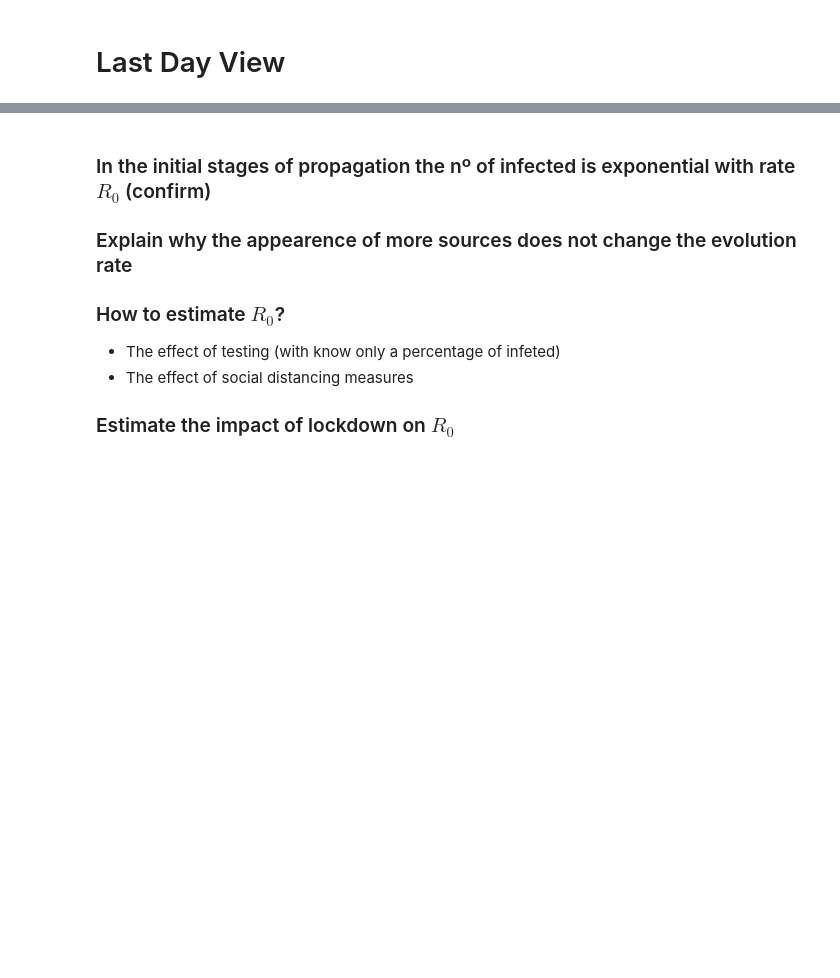
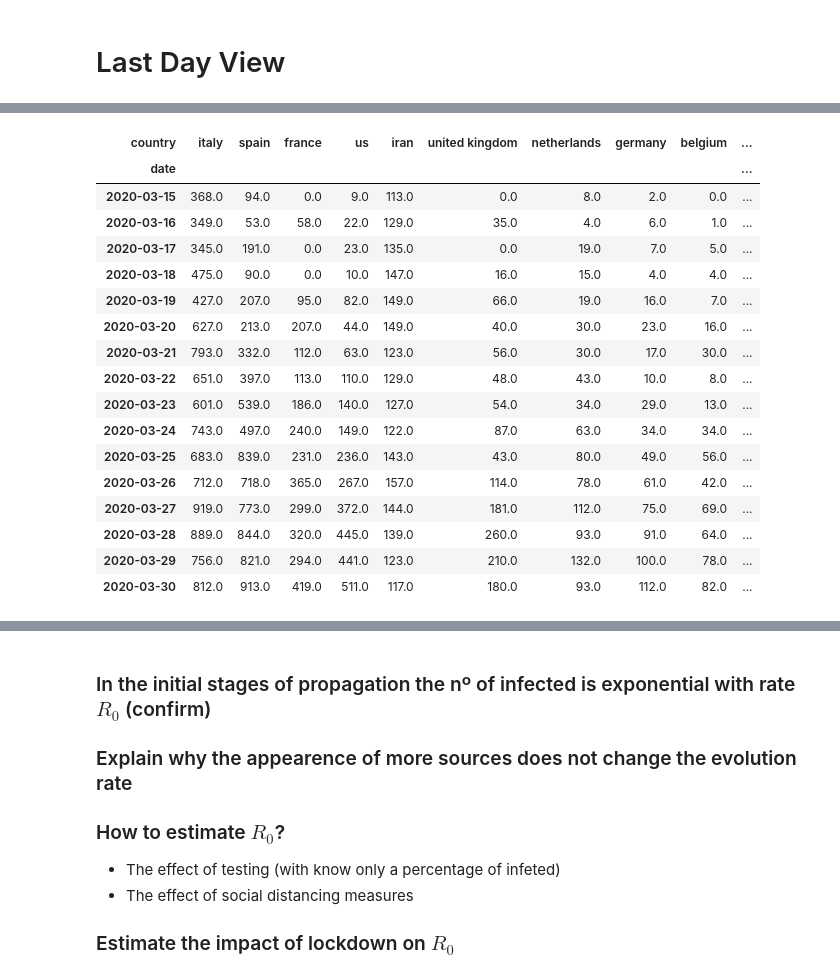
Before and after one commit to jnpicao/covid-19, a Jupyter notebook: draft_and_test.ipynb, the cells around one changed output, grey strips where cells are left out. Drawn from its saved outputs; the diff is of its cells as text; code cells hidden in the pictures; blank space fills up the shorter version.

```diff
--- a/draft_and_test.ipynb
+++ b/draft_and_test.ipynb
@@ -209,0 +277,21 @@ df_today = build_single_day_df(df_main)
+# %%
+df_main2.loc[idx[countries_list, start_date:last_date], var_to_use].unstack(level='country')[countries_list]
+# %% [output]
+| country | italy | spain | france | us | iran | united kingdom | netherlands | germany | belgium | ... |
+| date |  |  |  |  |  |  |  |  |  | ... |
+| 2020-03-15 | 368.0 | 94.0 | 0.0 | 9.0 | 113.0 | 0.0 | 8.0 | 2.0 | 0.0 | ... |
+| 2020-03-16 | 349.0 | 53.0 | 58.0 | 22.0 | 129.0 | 35.0 | 4.0 | 6.0 | 1.0 | ... |
+| 2020-03-17 | 345.0 | 191.0 | 0.0 | 23.0 | 135.0 | 0.0 | 19.0 | 7.0 | 5.0 | ... |
+| 2020-03-18 | 475.0 | 90.0 | 0.0 | 10.0 | 147.0 | 16.0 | 15.0 | 4.0 | 4.0 | ... |
+| 2020-03-19 | 427.0 | 207.0 | 95.0 | 82.0 | 149.0 | 66.0 | 19.0 | 16.0 | 7.0 | ... |
+| 2020-03-20 | 627.0 | 213.0 | 207.0 | 44.0 | 149.0 | 40.0 | 30.0 | 23.0 | 16.0 | ... |
+| 2020-03-21 | 793.0 | 332.0 | 112.0 | 63.0 | 123.0 | 56.0 | 30.0 | 17.0 | 30.0 | ... |
+| 2020-03-22 | 651.0 | 397.0 | 113.0 | 110.0 | 129.0 | 48.0 | 43.0 | 10.0 | 8.0 | ... |
+| 2020-03-23 | 601.0 | 539.0 | 186.0 | 140.0 | 127.0 | 54.0 | 34.0 | 29.0 | 13.0 | ... |
+| 2020-03-24 | 743.0 | 497.0 | 240.0 | 149.0 | 122.0 | 87.0 | 63.0 | 34.0 | 34.0 | ... |
+| 2020-03-25 | 683.0 | 839.0 | 231.0 | 236.0 | 143.0 | 43.0 | 80.0 | 49.0 | 56.0 | ... |
+| 2020-03-26 | 712.0 | 718.0 | 365.0 | 267.0 | 157.0 | 114.0 | 78.0 | 61.0 | 42.0 | ... |
+| 2020-03-27 | 919.0 | 773.0 | 299.0 | 372.0 | 144.0 | 181.0 | 112.0 | 75.0 | 69.0 | ... |
+| 2020-03-28 | 889.0 | 844.0 | 320.0 | 445.0 | 139.0 | 260.0 | 93.0 | 91.0 | 64.0 | ... |
+| 2020-03-29 | 756.0 | 821.0 | 294.0 | 441.0 | 123.0 | 210.0 | 132.0 | 100.0 | 78.0 | ... |
+| 2020-03-30 | 812.0 | 913.0 | 419.0 | 511.0 | 117.0 | 180.0 | 93.0 | 112.0 | 82.0 | ... |
```
Also changed, not shown: parts of 28 cells of this notebook.
